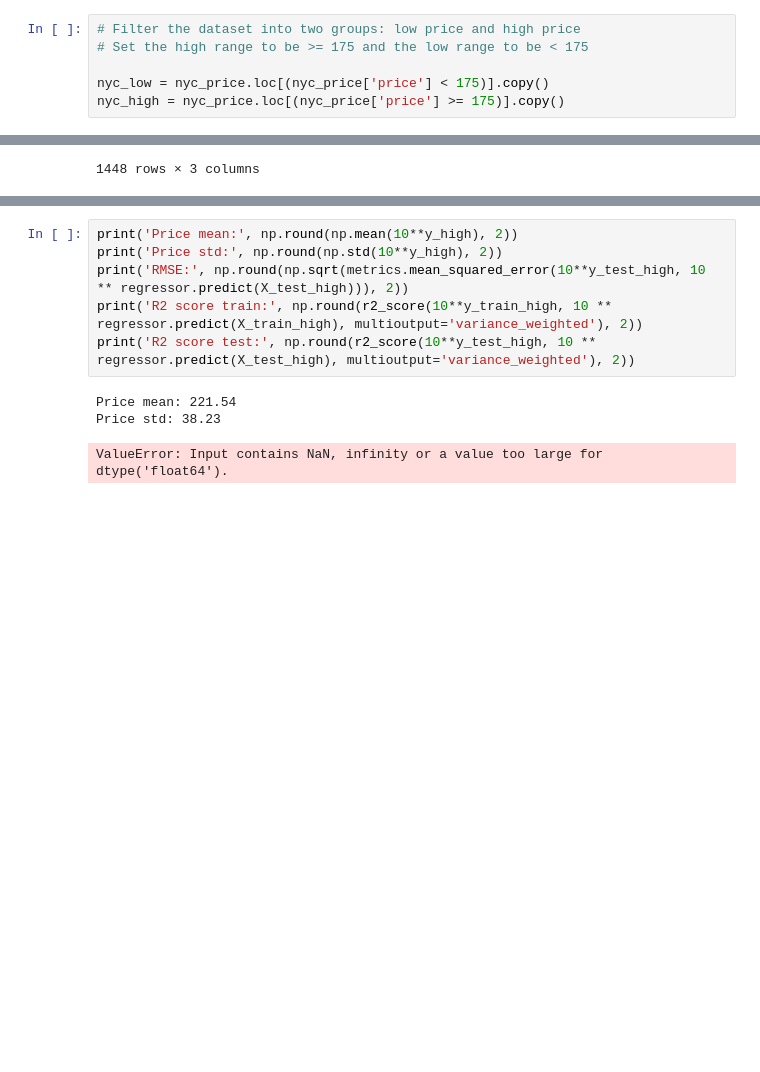
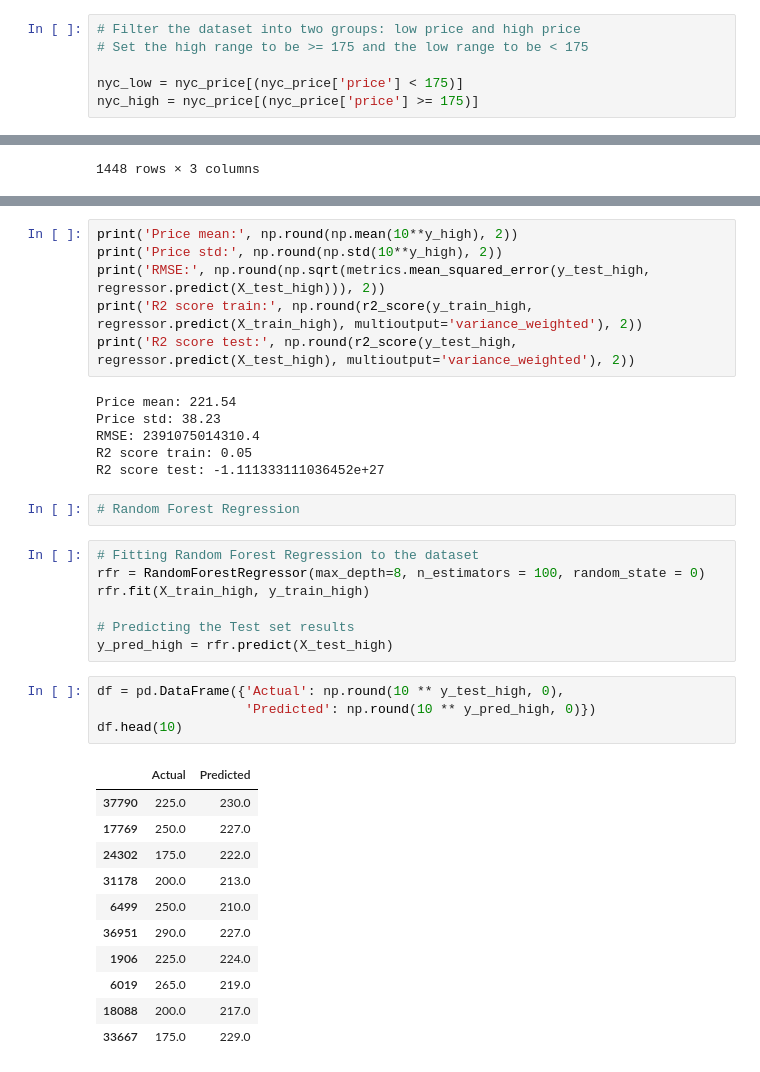
Before and after one commit to ajeustis/NYC-Airbnb-Listing-Analysis, a Jupyter notebook: Capstone 2 NYC Statistics.ipynb, the cells around one changed output, grey strips where cells are left out. Cells and saved outputs as stored; diff of their text form; blank space fills up the shorter version.

```diff
--- a/Capstone 2 NYC Statistics.ipynb
+++ b/Capstone 2 NYC Statistics.ipynb
@@ -257,8 +258,8 @@ reason I would like to try to run the model on two data sets - the > $300 and th
 # Filter the dataset into two groups: low price and high price
 # Set the high range to be >= 175 and the low range to be < 175
 
-nyc_low = nyc_price.loc[(nyc_price['price'] < 175)].copy()
-nyc_high = nyc_price.loc[(nyc_price['price'] >= 175)].copy()
+nyc_low = nyc_price[(nyc_price['price'] < 175)]
+nyc_high = nyc_price[(nyc_price['price'] >= 175)]
 # %%
 print("There are " + str(len(nyc_low)) + " listings below $175")
 print("There are " + str(len(nyc_high)) + " listings at or above $175")
@@ -516,13 +536,40 @@ df.sort_values(by = 'Predicted')
 # %%
 print('Price mean:', np.round(np.mean(10**y_high), 2))
 print('Price std:', np.round(np.std(10**y_high), 2))
-print('RMSE:', np.round(np.sqrt(metrics.mean_squared_error(10**y_test_high, 10 ** regressor.predict(X_test_high))), 2))
-print('R2 score train:', np.round(r2_score(10**y_train_high, 10 ** regressor.predict(X_train_high), multioutput='variance_weighted'), 2))
-print('R2 score test:', np.round(r2_score(10**y_test_high, 10 ** regressor.predict(X_test_high), multioutput='variance_weighted'), 2))
+print('RMSE:', np.round(np.sqrt(metrics.mean_squared_error(y_test_high, regressor.predict(X_test_high))), 2))
+print('R2 score train:', np.round(r2_score(y_train_high, regressor.predict(X_train_high), multioutput='variance_weighted'), 2))
+print('R2 score test:', np.round(r2_score(y_test_high, regressor.predict(X_test_high), multioutput='variance_weighted'), 2))
 # %% [output]
 Price mean: 221.54
 Price std: 38.23
+RMSE: 2391075014310.4
+R2 score train: 0.05
+R2 score test: -1.111333111036452e+27
-ValueError: Input contains NaN, infinity or a value too large for dtype('float64').
+# %%
+# Random Forest Regression
+# %%
+# Fitting Random Forest Regression to the dataset
+rfr = RandomForestRegressor(max_depth=8, n_estimators = 100, random_state = 0)
+rfr.fit(X_train_high, y_train_high)
+
+# Predicting the Test set results
+y_pred_high = rfr.predict(X_test_high)
+# %%
+df = pd.DataFrame({'Actual': np.round(10 ** y_test_high, 0),
+                   'Predicted': np.round(10 ** y_pred_high, 0)})
+df.head(10)
+# %% [output]
+|  | Actual | Predicted |
+| 37790 | 225.0 | 230.0 |
+| 17769 | 250.0 | 227.0 |
+| 24302 | 175.0 | 222.0 |
+| 31178 | 200.0 | 213.0 |
+| 6499 | 250.0 | 210.0 |
+| 36951 | 290.0 | 227.0 |
+| 1906 | 225.0 | 224.0 |
+| 6019 | 265.0 | 219.0 |
+| 18088 | 200.0 | 217.0 |
+| 33667 | 175.0 | 229.0 |
 # %%
 print('Price mean:', np.round(np.mean(10**y_high), 2))
 print('Price std:', np.round(np.std(10**y_high), 2))
```
Also changed, not shown: parts of 5 cells of this notebook.
